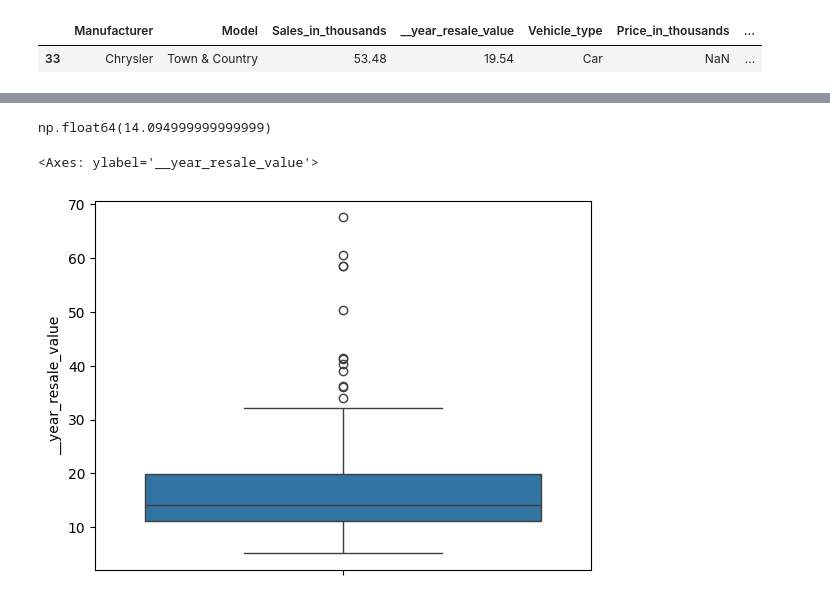
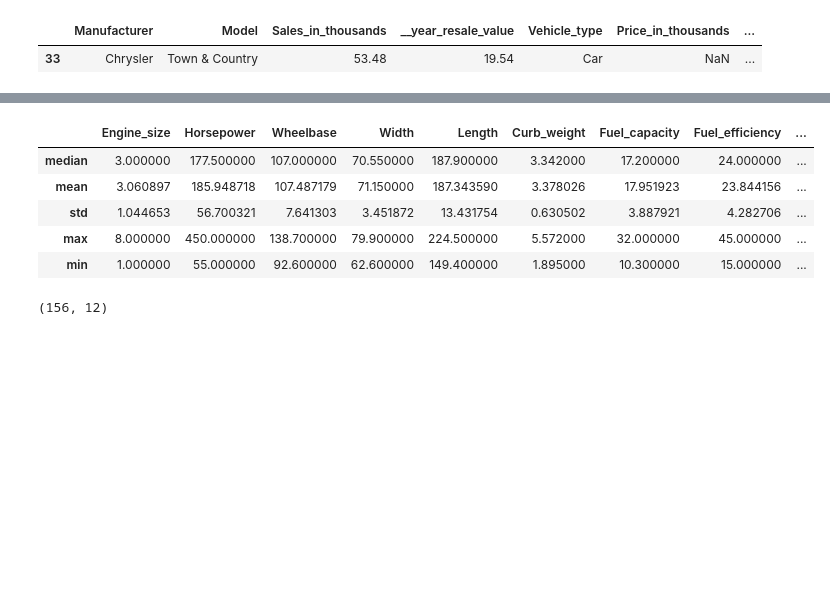
Before and after one commit to churkenberg/primary_data_processing, a Jupyter notebook: clearing.ipynb, the cells around one changed output, grey strips where cells are left out. Drawn from its saved outputs; the diff is of its cells as text; code cells hidden in the pictures; blank space fills up the shorter version.

```diff
--- a/clearing.ipynb
+++ b/clearing.ipynb
@@ -90,9 +81,19 @@ plt.show()
-# %%
-data['__year_resale_value'].median()
-# %% [output]
-np.float64(14.094999999999999)
-# %%
-data['__year_resale_value'].fillna(data['__year_resale_value'].median(), inplace=True)
-# %% [output]
-<Axes: ylabel='__year_resale_value'>
-[figure, removed]
+# %%
+data.agg({'Engine_size': ['median', 'mean', 'std', 'max', 'min'],
+          'Horsepower': ['median', 'mean', 'std', 'max', 'min'],
+          'Wheelbase': ['median', 'mean', 'std', 'max', 'min'],
+          'Width': ['median', 'mean', 'std', 'max', 'min'],
+          'Length': ['median', 'mean', 'std', 'max', 'min'],
+          'Curb_weight': ['median', 'mean', 'std', 'max', 'min'],
+          'Fuel_capacity': ['median', 'mean', 'std', 'max', 'min'],
+          'Fuel_efficiency': ['median', 'mean', 'std', 'max', 'min'],
+          'Power_perf_factor': ['median', 'mean', 'std', 'max', 'min'],
+          'Price_in_thousands': ['median', 'mean', 'std', 'max', 'min'],
+          '__year_resale_value': ['median', 'mean', 'std', 'max', 'min']})
+# %% [output]
+|  | Engine_size | Horsepower | Wheelbase | Width | Length | Curb_weight | Fuel_capacity | Fuel_efficiency | ... |
+| median | 3.000000 | 177.500000 | 107.000000 | 70.550000 | 187.900000 | 3.342000 | 17.200000 | 24.000000 | ... |
+| mean | 3.060897 | 185.948718 | 107.487179 | 71.150000 | 187.343590 | 3.378026 | 17.951923 | 23.844156 | ... |
+| std | 1.044653 | 56.700321 | 7.641303 | 3.451872 | 13.431754 | 0.630502 | 3.887921 | 4.282706 | ... |
+| max | 8.000000 | 450.000000 | 138.700000 | 79.900000 | 224.500000 | 5.572000 | 32.000000 | 45.000000 | ... |
+| min | 1.000000 | 55.000000 | 92.600000 | 62.600000 | 149.400000 | 1.895000 | 10.300000 | 15.000000 | ... |
@@ -98,0 +106,4 @@ data['__year_resale_value'].fillna(data['__year_resale_value'].median(), inplace
+# %%
+data_float.shape
+# %% [output]
+(156, 12)
```
Also changed, not shown: parts of 2 cells of this notebook.
